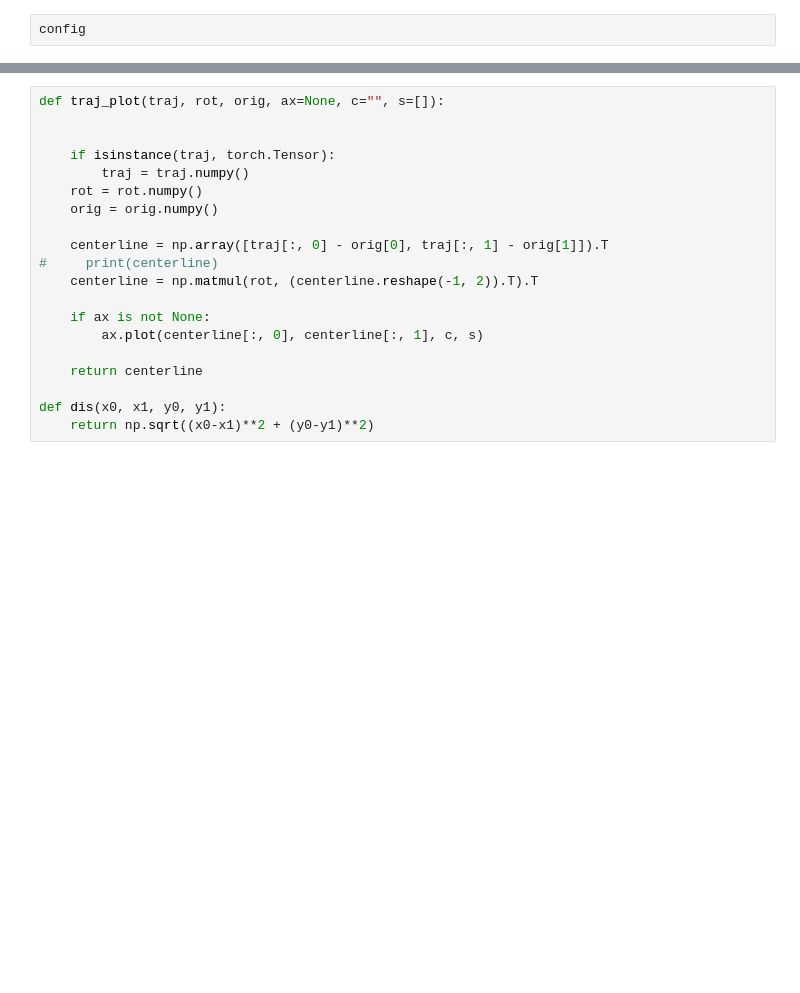
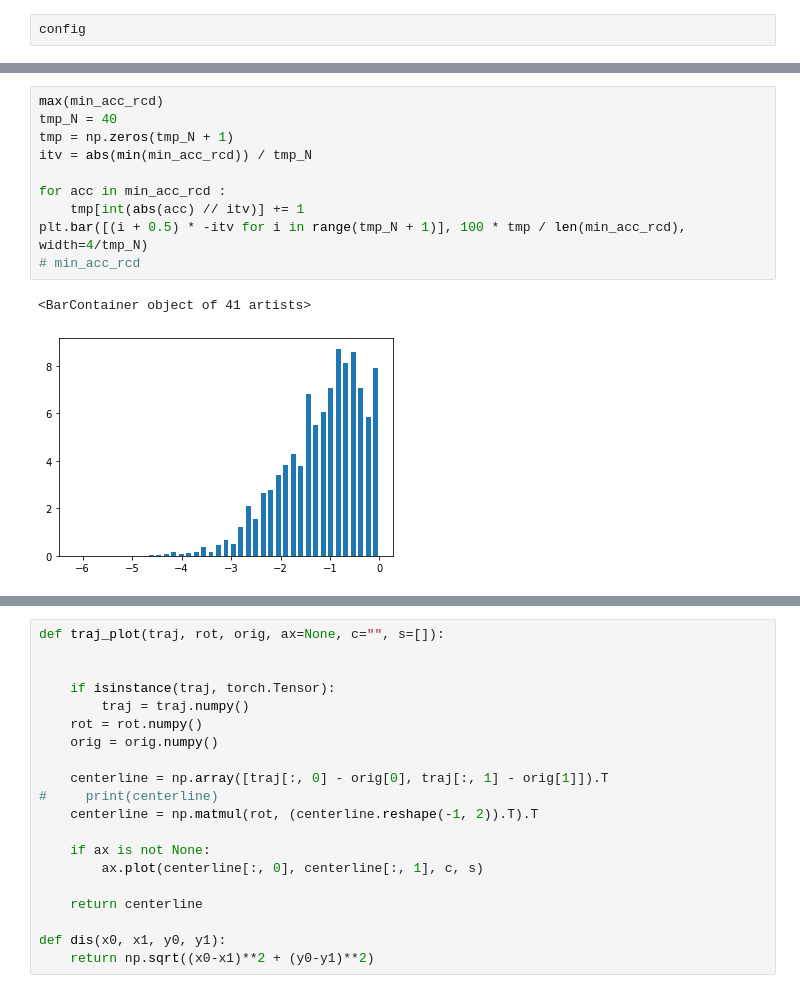
Before and after one commit to YikangZhang1641/modified_LaneGCN, a Jupyter notebook: test_interaction.ipynb, the cells around one changed output, grey strips where cells are left out. Cells and saved outputs as stored; diff of their text form; blank space fills up the shorter version.

```diff
--- a/test_interaction.ipynb
+++ b/test_interaction.ipynb
@@ -154,0 +266,13 @@ data['gt_hist']
+# %%
+max(min_acc_rcd)
+tmp_N = 40
+tmp = np.zeros(tmp_N + 1)
+itv = abs(min(min_acc_rcd)) / tmp_N
+
+for acc in min_acc_rcd :
+    tmp[int(abs(acc) // itv)] += 1
+plt.bar([(i + 0.5) * -itv for i in range(tmp_N + 1)], 100 * tmp / len(min_acc_rcd), width=4/tmp_N)
+# min_acc_rcd
+# %% [output]
+<BarContainer object of 41 artists>
+[figure, added]
```
Also changed, not shown: parts of 39 cells of this notebook, 3 other files.
